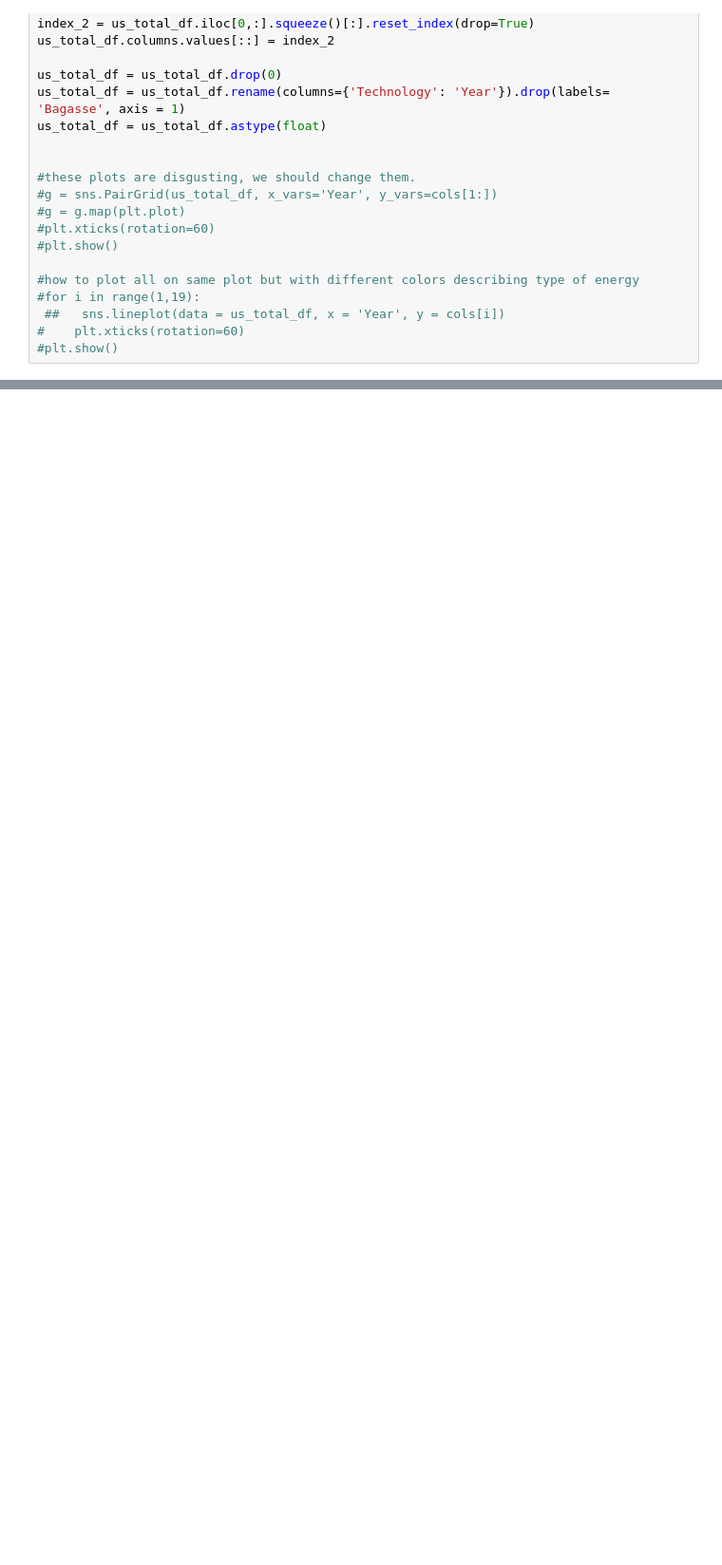
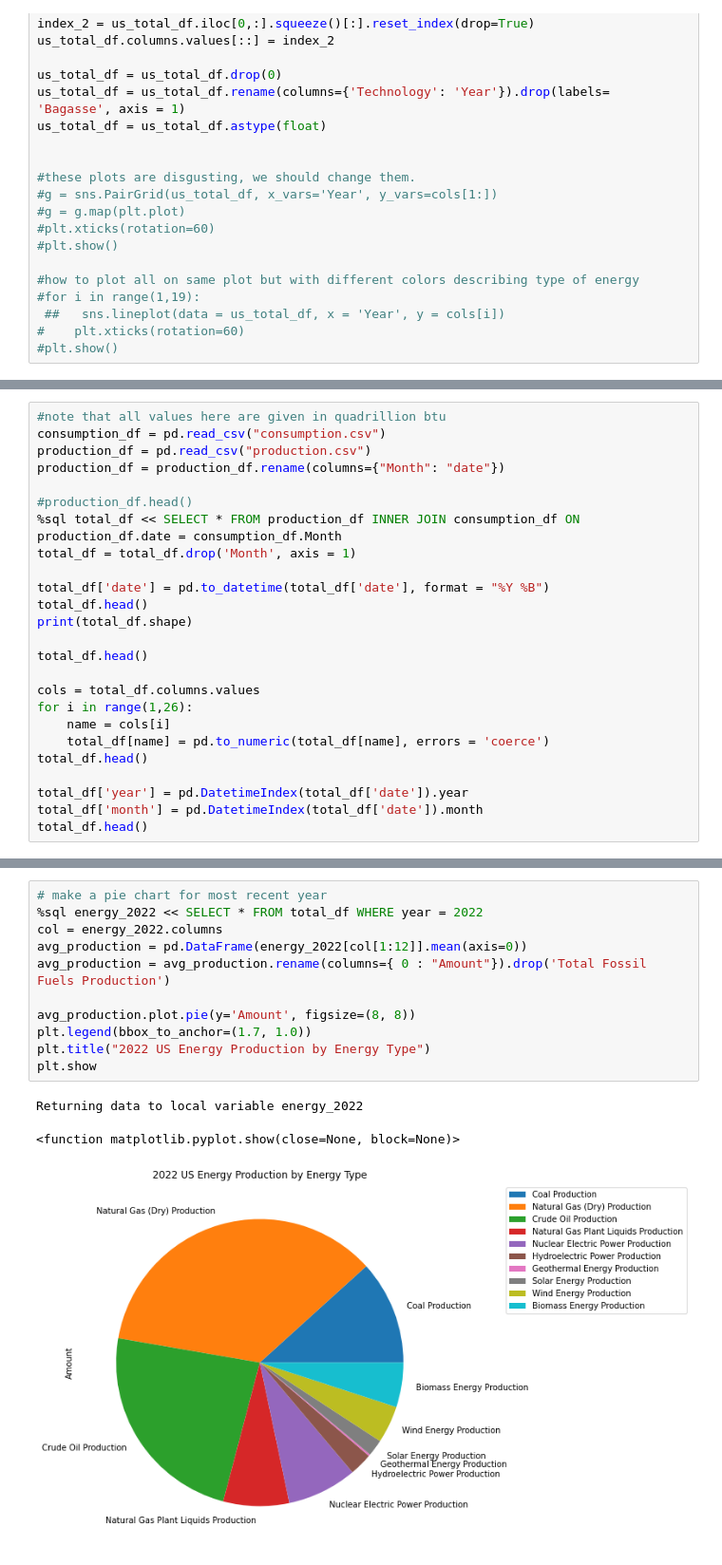
Before and after one commit to akkij26/info_2950, a Jupyter notebook: Phase 2.ipynb, the cells around one changed output, grey strips where cells are left out. Shown: that part at 95% size. Drawn from its saved outputs; the diff is of its cells as text; blank space fills up the shorter version.

```diff
--- a/Phase 2.ipynb
+++ b/Phase 2.ipynb
@@ -183,0 +125,25 @@ new_cons.head()
+# %%
+#note that all values here are given in quadrillion btu
+consumption_df = pd.read_csv("consumption.csv")
+production_df = pd.read_csv("production.csv")
+production_df = production_df.rename(columns={"Month": "date"})
+
+#production_df.head()
+%sql total_df << SELECT * FROM production_df INNER JOIN consumption_df ON production_df.date = consumption_df.Month
+total_df = total_df.drop('Month', axis = 1)
+
+total_df['date'] = pd.to_datetime(total_df['date'], format = "%Y %B")
+total_df.head()
+print(total_df.shape)
+
+total_df.head()
+
+cols = total_df.columns.values
+for i in range(1,26):
+    name = cols[i]
+    total_df[name] = pd.to_numeric(total_df[name], errors = 'coerce')
+total_df.head()
+
+total_df['year'] = pd.DatetimeIndex(total_df['date']).year
+total_df['month'] = pd.DatetimeIndex(total_df['date']).month
+total_df.head()
@@ -183,0 +198,15 @@ new_cons.head()
+# %%
+# make a pie chart for most recent year
+%sql energy_2022 << SELECT * FROM total_df WHERE year = 2022
+col = energy_2022.columns
+avg_production = pd.DataFrame(energy_2022[col[1:12]].mean(axis=0))
+avg_production = avg_production.rename(columns={ 0 : "Amount"}).drop('Total Fossil Fuels Production')
+
+avg_production.plot.pie(y='Amount', figsize=(8, 8))
+plt.legend(bbox_to_anchor=(1.7, 1.0))
+plt.title("2022 US Energy Production by Energy Type")
+plt.show
+# %% [output]
+Returning data to local variable energy_2022
+<function matplotlib.pyplot.show(close=None, block=None)>
+[figure, added]
```
Also changed, not shown: parts of 10 cells of this notebook.
